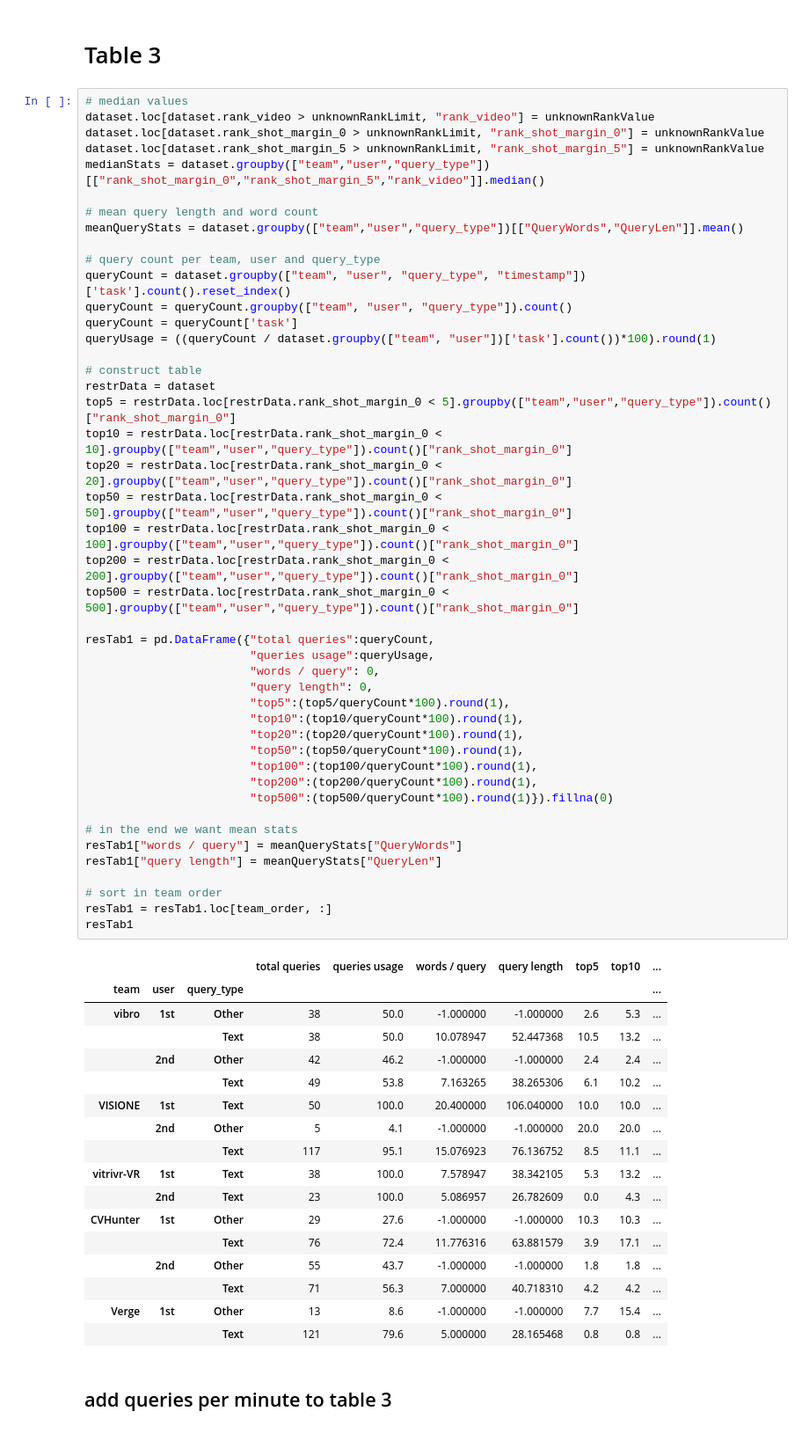
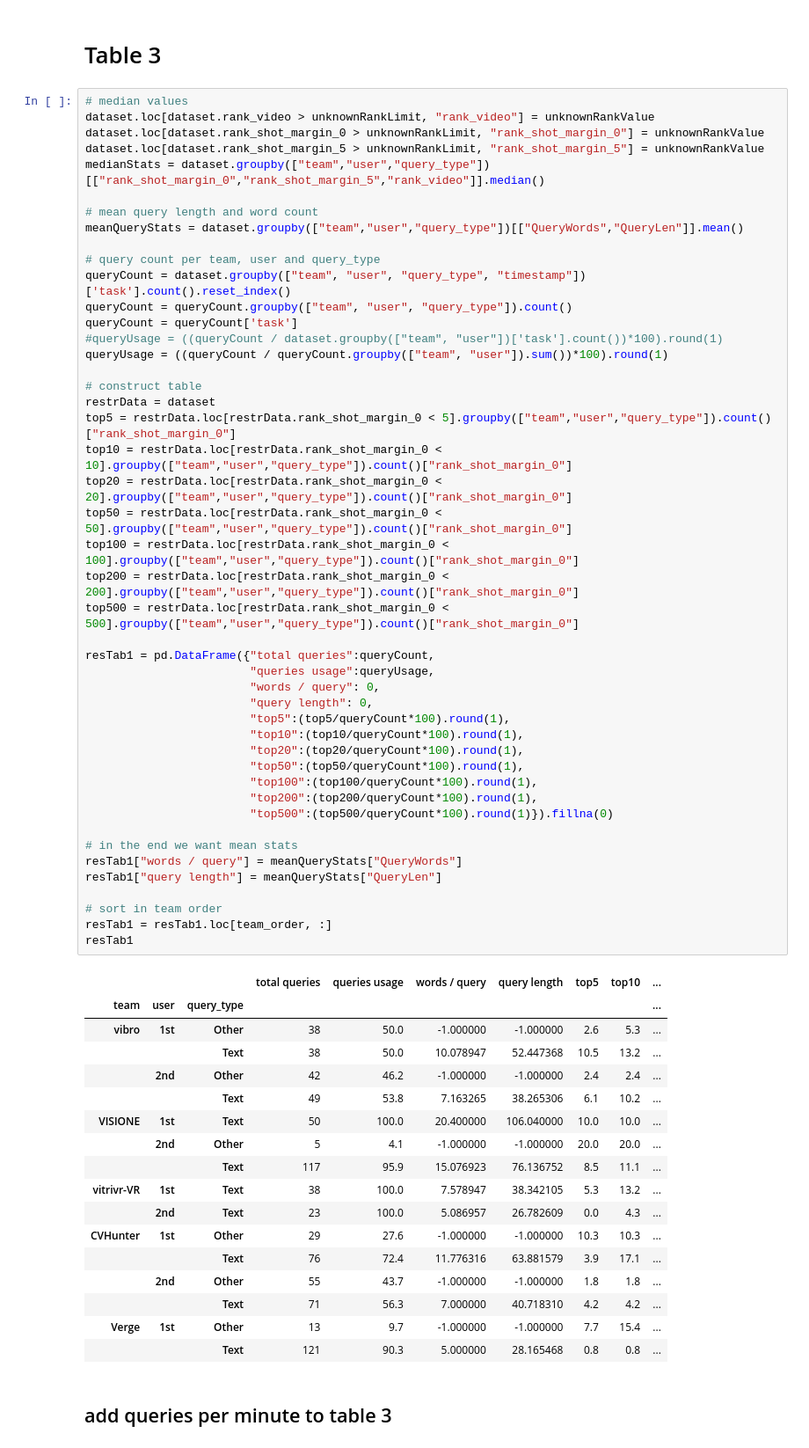
Before and after one commit to sauterl/VBS23-Post-Hoc-Analysis, a Jupyter notebook: src/python/notebooks/text_query_processing_2023.ipynb, the cells around one changed output. Shown: that part at 88% size. Saved outputs shown, nothing was run; the diff lists cells and outputs as text.

Commit message:
number of queries per user for the query analysis part

```diff
--- a/src/python/notebooks/text_query_processing_2023.ipynb
+++ b/src/python/notebooks/text_query_processing_2023.ipynb
@@ -140,7 +197,8 @@ meanQueryStats = dataset.groupby(["team","user","query_type"])[["QueryWords","Qu
 queryCount = dataset.groupby(["team", "user", "query_type", "timestamp"])['task'].count().reset_index()
 queryCount = queryCount.groupby(["team", "user", "query_type"]).count()
 queryCount = queryCount['task']
-queryUsage = ((queryCount / dataset.groupby(["team", "user"])['task'].count())*100).round(1)
+#queryUsage = ((queryCount / dataset.groupby(["team", "user"])['task'].count())*100).round(1)
+queryUsage = ((queryCount / queryCount.groupby(["team", "user"]).sum())*100).round(1)
 
 # construct table
 restrData = dataset
@@ -153,42 +211,42 @@ top200 = restrData.loc[restrData.rank_shot_margin_0 < 200].groupby(["team","user
 top500 = restrData.loc[restrData.rank_shot_margin_0 < 500].groupby(["team","user","query_type"]).count()["rank_shot_margin_0"]
 
 resTab1 = pd.DataFrame({"total queries":queryCount,
                         "queries usage":queryUsage,
                         "words / query": 0,
                         "query length": 0,
                         "top5":(top5/queryCount*100).round(1),
                         "top10":(top10/queryCount*100).round(1),
                         "top20":(top20/queryCount*100).round(1),
                         "top50":(top50/queryCount*100).round(1),
                         "top100":(top100/queryCount*100).round(1),
                         "top200":(top200/queryCount*100).round(1),
                         "top500":(top500/queryCount*100).round(1)}).fillna(0)
 
 # in the end we want mean stats
 resTab1["words / query"] = meanQueryStats["QueryWords"]
 resTab1["query length"] = meanQueryStats["QueryLen"]
 
 # sort in team order
 resTab1 = resTab1.loc[team_order, :]
 resTab1
 # %% [output]
 |  |  |  | total queries | queries usage | words / query | query length | top5 | top10 | ... |
 | team | user | query_type |  |  |  |  |  |  | ... |
 | vibro | 1st | Other | 38 | 50.0 | -1.000000 | -1.000000 | 2.6 | 5.3 | ... |
 |  |  | Text | 38 | 50.0 | 10.078947 | 52.447368 | 10.5 | 13.2 | ... |
 |  | 2nd | Other | 42 | 46.2 | -1.000000 | -1.000000 | 2.4 | 2.4 | ... |
 |  |  | Text | 49 | 53.8 | 7.163265 | 38.265306 | 6.1 | 10.2 | ... |
 | VISIONE | 1st | Text | 50 | 100.0 | 20.400000 | 106.040000 | 10.0 | 10.0 | ... |
 |  | 2nd | Other | 5 | 4.1 | -1.000000 | -1.000000 | 20.0 | 20.0 | ... |
-|  |  | Text | 117 | 95.1 | 15.076923 | 76.136752 | 8.5 | 11.1 | ... |
+|  |  | Text | 117 | 95.9 | 15.076923 | 76.136752 | 8.5 | 11.1 | ... |
 | vitrivr-VR | 1st | Text | 38 | 100.0 | 7.578947 | 38.342105 | 5.3 | 13.2 | ... |
 |  | 2nd | Text | 23 | 100.0 | 5.086957 | 26.782609 | 0.0 | 4.3 | ... |
 | CVHunter | 1st | Other | 29 | 27.6 | -1.000000 | -1.000000 | 10.3 | 10.3 | ... |
 |  |  | Text | 76 | 72.4 | 11.776316 | 63.881579 | 3.9 | 17.1 | ... |
 |  | 2nd | Other | 55 | 43.7 | -1.000000 | -1.000000 | 1.8 | 1.8 | ... |
 |  |  | Text | 71 | 56.3 | 7.000000 | 40.718310 | 4.2 | 4.2 | ... |
-| Verge | 1st | Other | 13 | 8.6 | -1.000000 | -1.000000 | 7.7 | 15.4 | ... |
-|  |  | Text | 121 | 79.6 | 5.000000 | 28.165468 | 0.8 | 0.8 | ... |
+| Verge | 1st | Other | 13 | 9.7 | -1.000000 | -1.000000 | 7.7 | 15.4 | ... |
+|  |  | Text | 121 | 90.3 | 5.000000 | 28.165468 | 0.8 | 0.8 | ... |
 # %% [markdown]
 ## add queries per minute to table 3
 # %%
```
Also changed, not shown: parts of 6 cells of this notebook.
